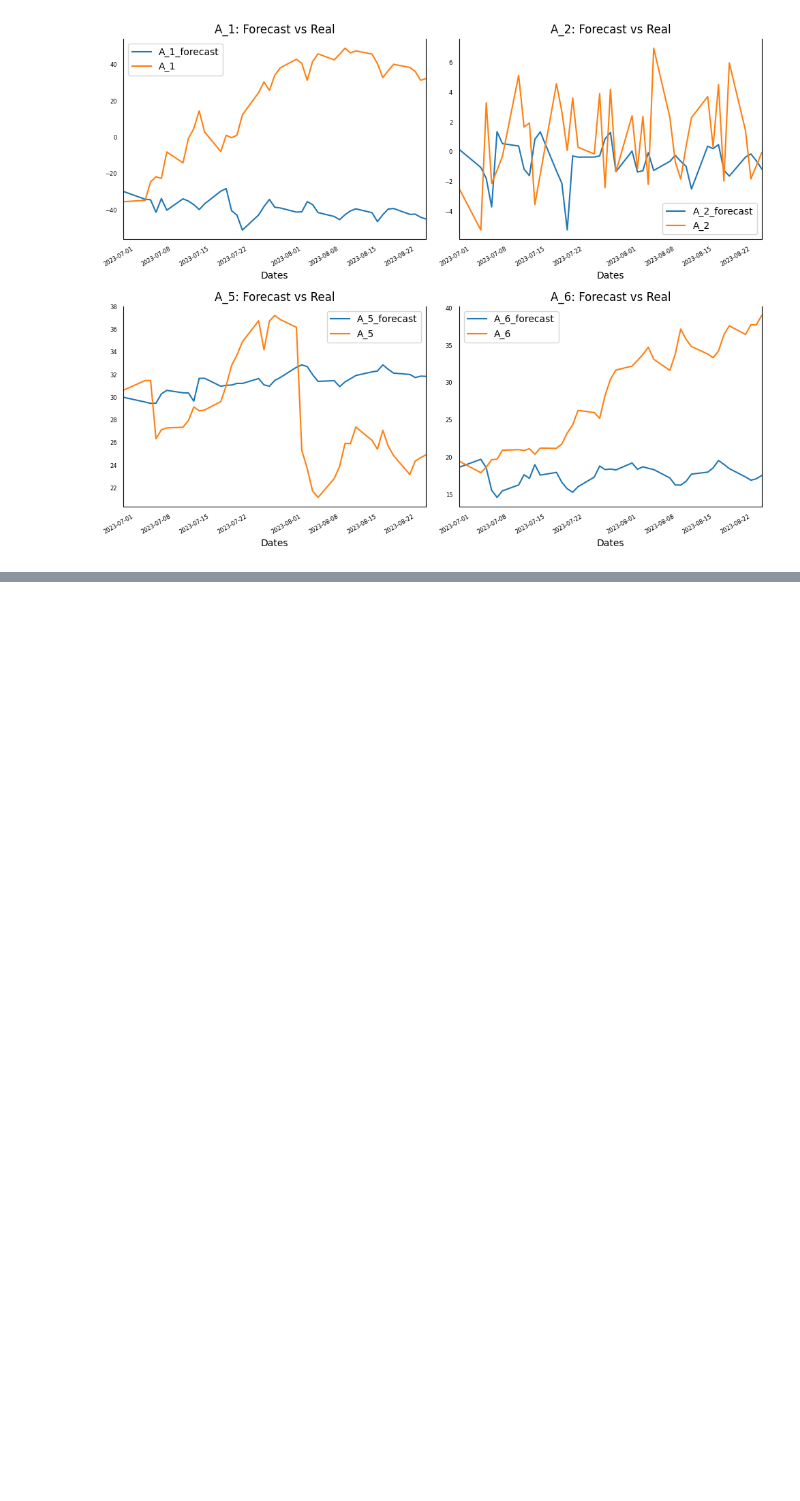
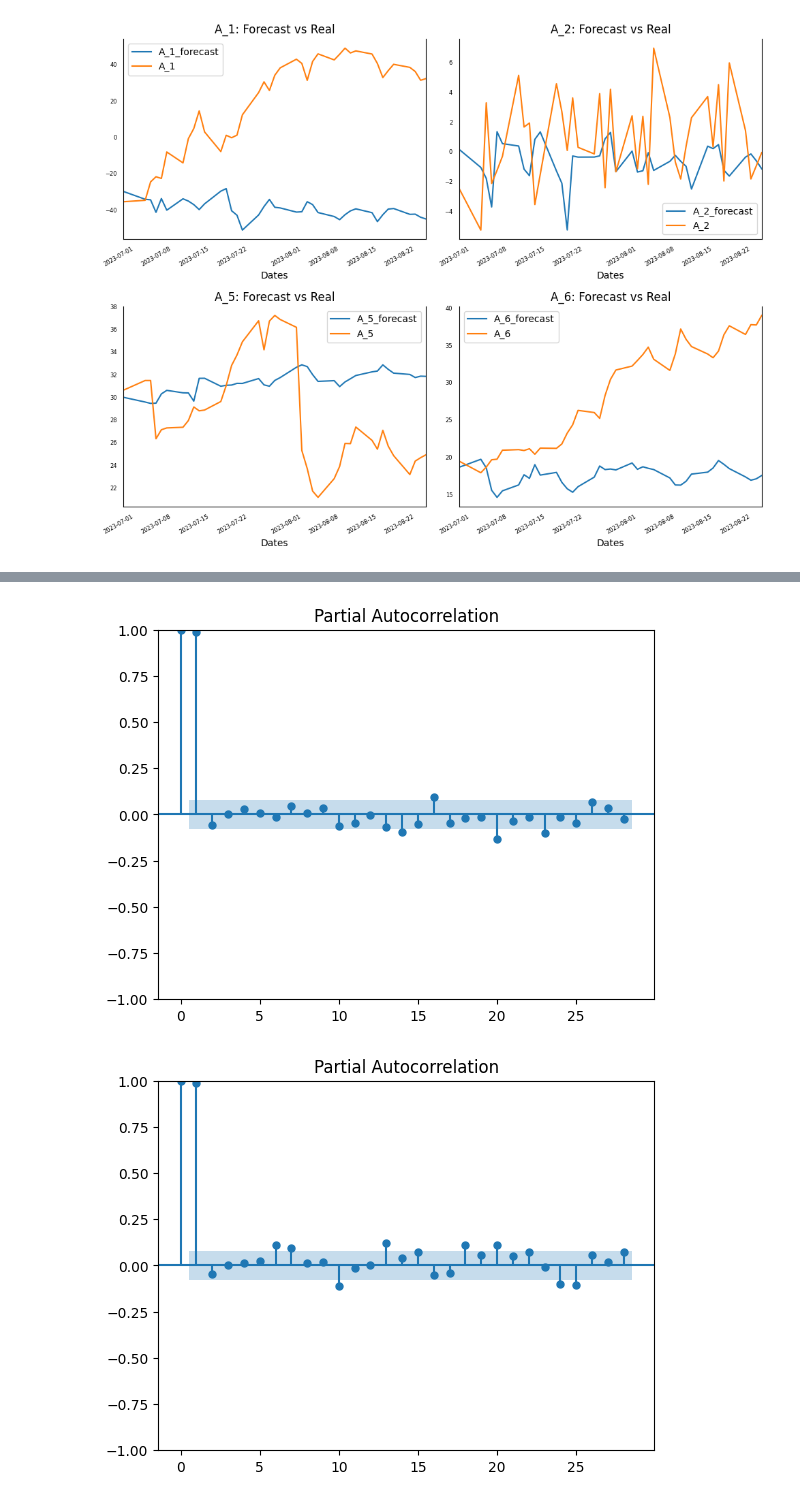
Before and after one commit to xfce1/Personal, a Jupyter notebook: DV/answers.ipynb, the cells around one changed output, grey strips where cells are left out. Drawn from its saved outputs; the diff is of its cells as text; code cells hidden in the pictures; blank space fills up the shorter version.

```diff
--- a/DV/answers.ipynb
+++ b/DV/answers.ipynb
@@ -446,0 +428,27 @@ print(pvalue)
+# %%
+# Visualise normalised data and volatility to analyse pattern
+
+def plots(df):
+    normalized_df=(df-df.mean())/df.std()
+    fig = px.line(normalized_df, x=normalized_df.index, y=normalized_df.columns, title=f'Plots')
+    fig.update_layout(xaxis_title='Date', yaxis_title='Value')
+    fig.show()
+
+
+def plot_rolling_std(df, window_size=30):
+    rolling_std = df.rolling(window=window_size).std()
+    normalized_df=(rolling_std-rolling_std.mean())/rolling_std.std()
+    fig = px.line(normalized_df, x=normalized_df.index, y=normalized_df.columns, title=f'Rolling Standard Deviation (Window Size: {window_size})')
+    fig.update_layout(xaxis_title='Date', yaxis_title='Standard Deviation')
+    fig.show()
+
+df = get_data()
+plots(df)
+plot_rolling_std(df,window_size=30)
+
+df = get_data()
+for col in ["A_5","A_6"]:
+    plot_pacf(df[col])
+# %% [output]
+[figure, added]
+[figure, added]
```
Also changed, not shown: parts of 20 cells of this notebook.
